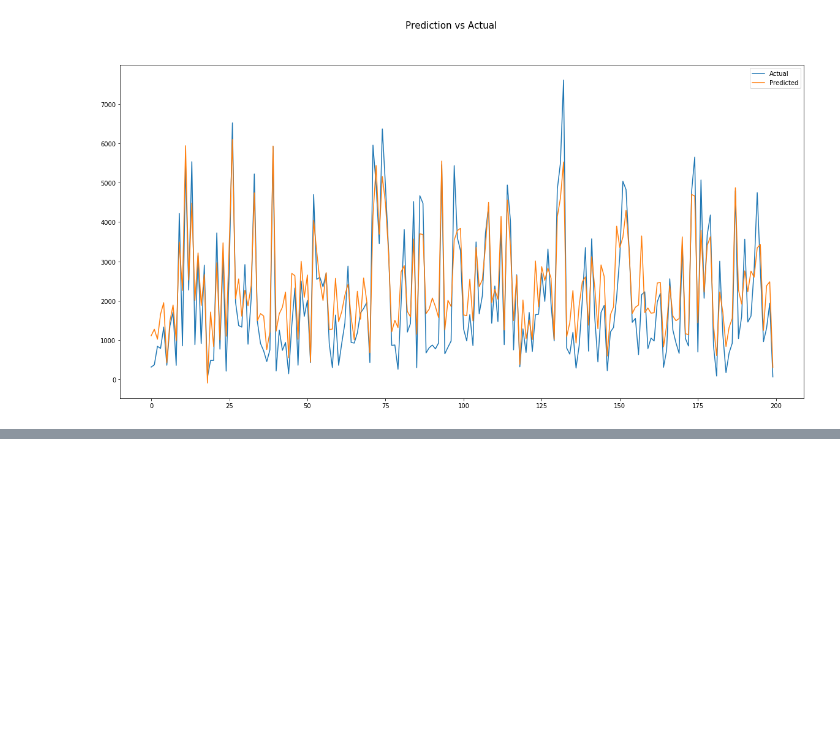
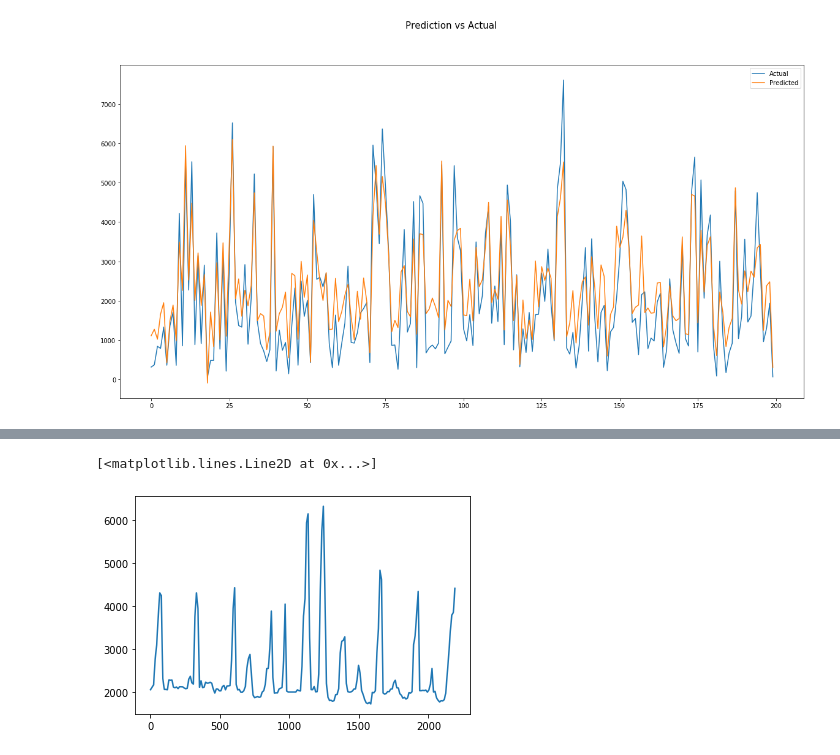
Before and after one commit to amy-wang/thesis2, a Jupyter notebook: data/Prediction vs Forecasts.ipynb, the cells around one changed output, grey strips where cells are left out. Drawn from its saved outputs; the diff is of its cells as text; code cells hidden in the pictures; blank space fills up the shorter version.

```diff
--- a/data/Prediction vs Forecasts.ipynb
+++ b/data/Prediction vs Forecasts.ipynb
@@ -330,0 +385,5 @@ plt.legend()
+# %%
+plt.plot(hydro_segment['mw'])
+# %% [output]
+[<matplotlib.lines.Line2D at 0x...>]
+[figure, added]
```
Also changed, not shown: parts of 16 cells of this notebook.
